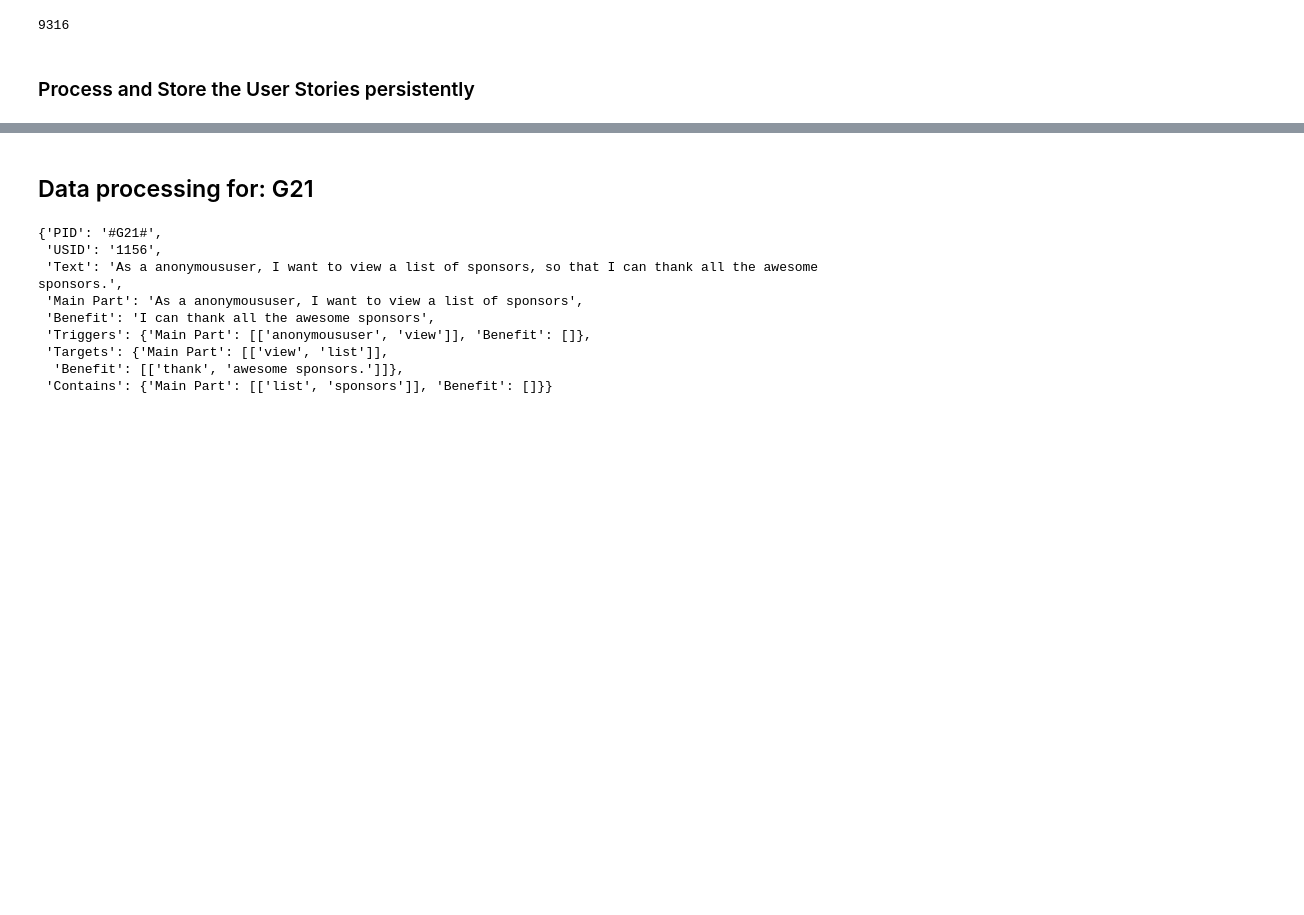
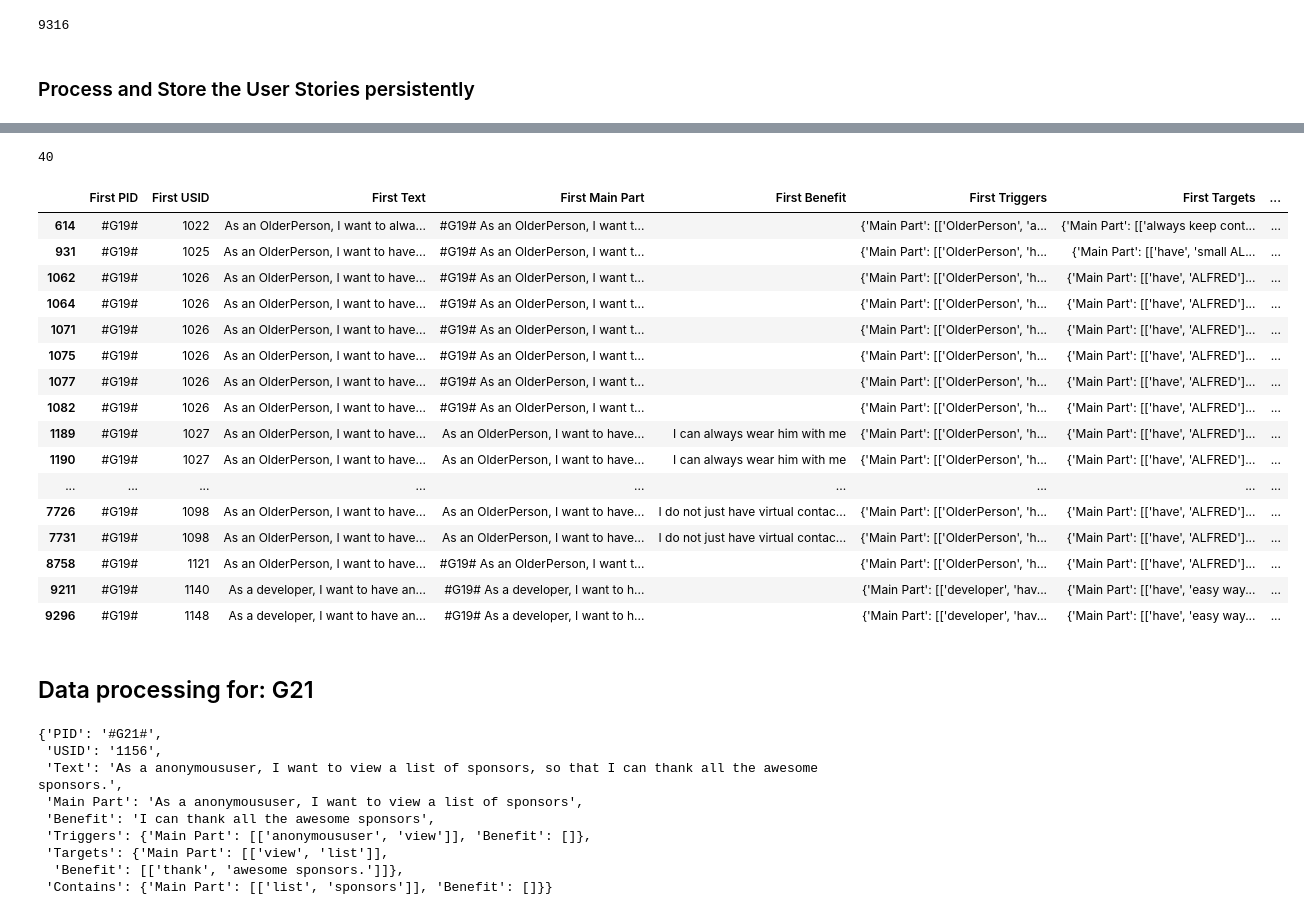
Before and after one commit to SoftwareStackLukas/LLMbasedRedundancyAnalysis, a Jupyter notebook: src/redundant_us_with_annotations_analyse.ipynb, the cells around one changed output, grey strips where cells are left out. Drawn from its saved outputs; the diff is of its cells as text; code cells hidden in the pictures; blank space fills up the shorter version.

```diff
--- a/src/redundant_us_with_annotations_analyse.ipynb
+++ b/src/redundant_us_with_annotations_analyse.ipynb
@@ -824 +793,35 @@ df_g19_pairs_adjusted
+# %%
+target_usids = [[1022, 1099], [1025, 1026], [1026, 1029], [1026, 1031], [1026, 1038], [1026, 1042], [1026, 1044], [1026, 1049], [1027, 1029], [1027, 1030], [1027, 1041], [1027, 1049], [1027, 1106], [1027, 1110], [1028, 1098], [1029, 1039], [1030, 1041], [1039, 1041], [1039, 1068], [1040, 1041], [1041, 1105], [1049, 1105], [1068, 1078], [1068, 1098], [1077, 1078], [1077, 1098], [1078, 1105], [1078, 1106], [1078, 1107], [1078, 1108], [1078, 1122], [1078, 1124], [1086, 1122], [1089, 1093], [1092, 1093], [1098, 1105], [1098, 1110], [1121, 1125], [1140, 1141], [1148, 1150]]
+def is_in_target_usids(usid_one: int, usid_two: int):
+    for element in target_usids:
+        if (usid_one == element[0] and usid_two == element[1]):
+            return True
+    return False
+
+# Apply the function to each row
+df_g19_pairs_adjusted = df_g19_pairs[
+    df_g19_pairs.apply(lambda row: is_in_target_usids(int(row['First USID']), int(row['Second USID'])), axis=1)
+]
+
+print(len(df_g19_pairs_adjusted))
+df_g19_pairs_adjusted
+# %% [output]
+40
+|  | First PID | First USID | First Text | First Main Part | First Benefit | First Triggers | First Targets | ... |
+| 614 | #G19# | 1022 | As an OlderPerson, I want to alwa... | #G19# As an OlderPerson, I want t... |  | {'Main Part': [['OlderPerson', 'a... | {'Main Part': [['always keep cont... | ... |
+| 931 | #G19# | 1025 | As an OlderPerson, I want to have... | #G19# As an OlderPerson, I want t... |  | {'Main Part': [['OlderPerson', 'h... | {'Main Part': [['have', 'small AL... | ... |
+| 1062 | #G19# | 1026 | As an OlderPerson, I want to have... | #G19# As an OlderPerson, I want t... |  | {'Main Part': [['OlderPerson', 'h... | {'Main Part': [['have', 'ALFRED']... | ... |
+| 1064 | #G19# | 1026 | As an OlderPerson, I want to have... | #G19# As an OlderPerson, I want t... |  | {'Main Part': [['OlderPerson', 'h... | {'Main Part': [['have', 'ALFRED']... | ... |
+| 1071 | #G19# | 1026 | As an OlderPerson, I want to have... | #G19# As an OlderPerson, I want t... |  | {'Main Part': [['OlderPerson', 'h... | {'Main Part': [['have', 'ALFRED']... | ... |
+| 1075 | #G19# | 1026 | As an OlderPerson, I want to have... | #G19# As an OlderPerson, I want t... |  | {'Main Part': [['OlderPerson', 'h... | {'Main Part': [['have', 'ALFRED']... | ... |
+| 1077 | #G19# | 1026 | As an OlderPerson, I want to have... | #G19# As an OlderPerson, I want t... |  | {'Main Part': [['OlderPerson', 'h... | {'Main Part': [['have', 'ALFRED']... | ... |
+| 1082 | #G19# | 1026 | As an OlderPerson, I want to have... | #G19# As an OlderPerson, I want t... |  | {'Main Part': [['OlderPerson', 'h... | {'Main Part': [['have', 'ALFRED']... | ... |
+| 1189 | #G19# | 1027 | As an OlderPerson, I want to have... | As an OlderPerson, I want to have... | I can always wear him with me | {'Main Part': [['OlderPerson', 'h... | {'Main Part': [['have', 'ALFRED']... | ... |
+| 1190 | #G19# | 1027 | As an OlderPerson, I want to have... | As an OlderPerson, I want to have... | I can always wear him with me | {'Main Part': [['OlderPerson', 'h... | {'Main Part': [['have', 'ALFRED']... | ... |
+| ... | ... | ... | ... | ... | ... | ... | ... | ... |
+| 7726 | #G19# | 1098 | As an OlderPerson, I want to have... | As an OlderPerson, I want to have... | I do not just have virtual contac... | {'Main Part': [['OlderPerson', 'h... | {'Main Part': [['have', 'ALFRED']... | ... |
+| 7731 | #G19# | 1098 | As an OlderPerson, I want to have... | As an OlderPerson, I want to have... | I do not just have virtual contac... | {'Main Part': [['OlderPerson', 'h... | {'Main Part': [['have', 'ALFRED']... | ... |
+| 8758 | #G19# | 1121 | As an OlderPerson, I want to have... | #G19# As an OlderPerson, I want t... |  | {'Main Part': [['OlderPerson', 'h... | {'Main Part': [['have', 'ALFRED']... | ... |
+| 9211 | #G19# | 1140 | As a developer, I want to have an... | #G19# As a developer, I want to h... |  | {'Main Part': [['developer', 'hav... | {'Main Part': [['have', 'easy way... | ... |
+| 9296 | #G19# | 1148 | As a developer, I want to have an... | #G19# As a developer, I want to h... |  | {'Main Part': [['developer', 'hav... | {'Main Part': [['have', 'easy way... | ... |
 # %%
```
Also changed, not shown: parts of 6 cells of this notebook, 14 other files.
